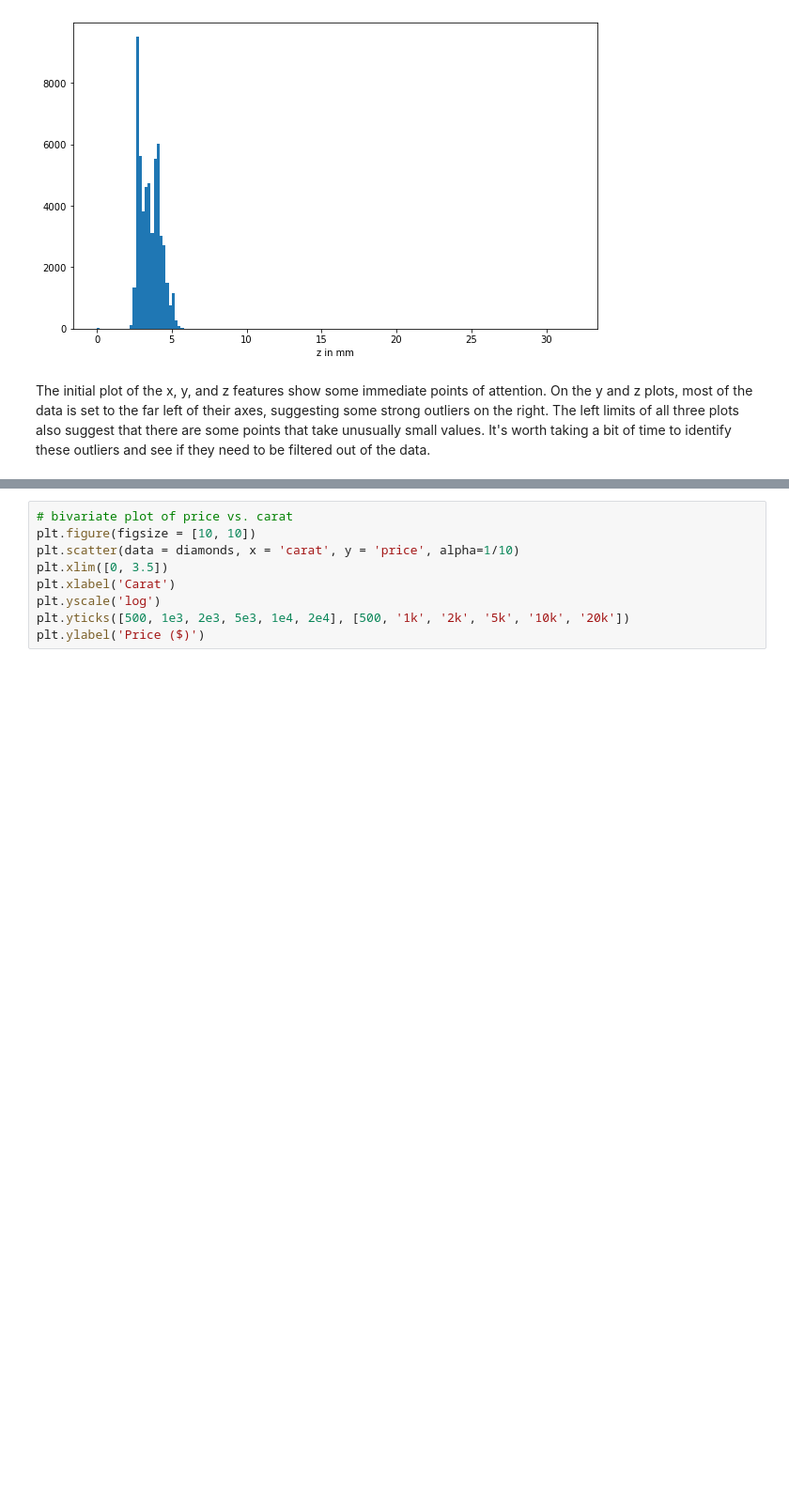
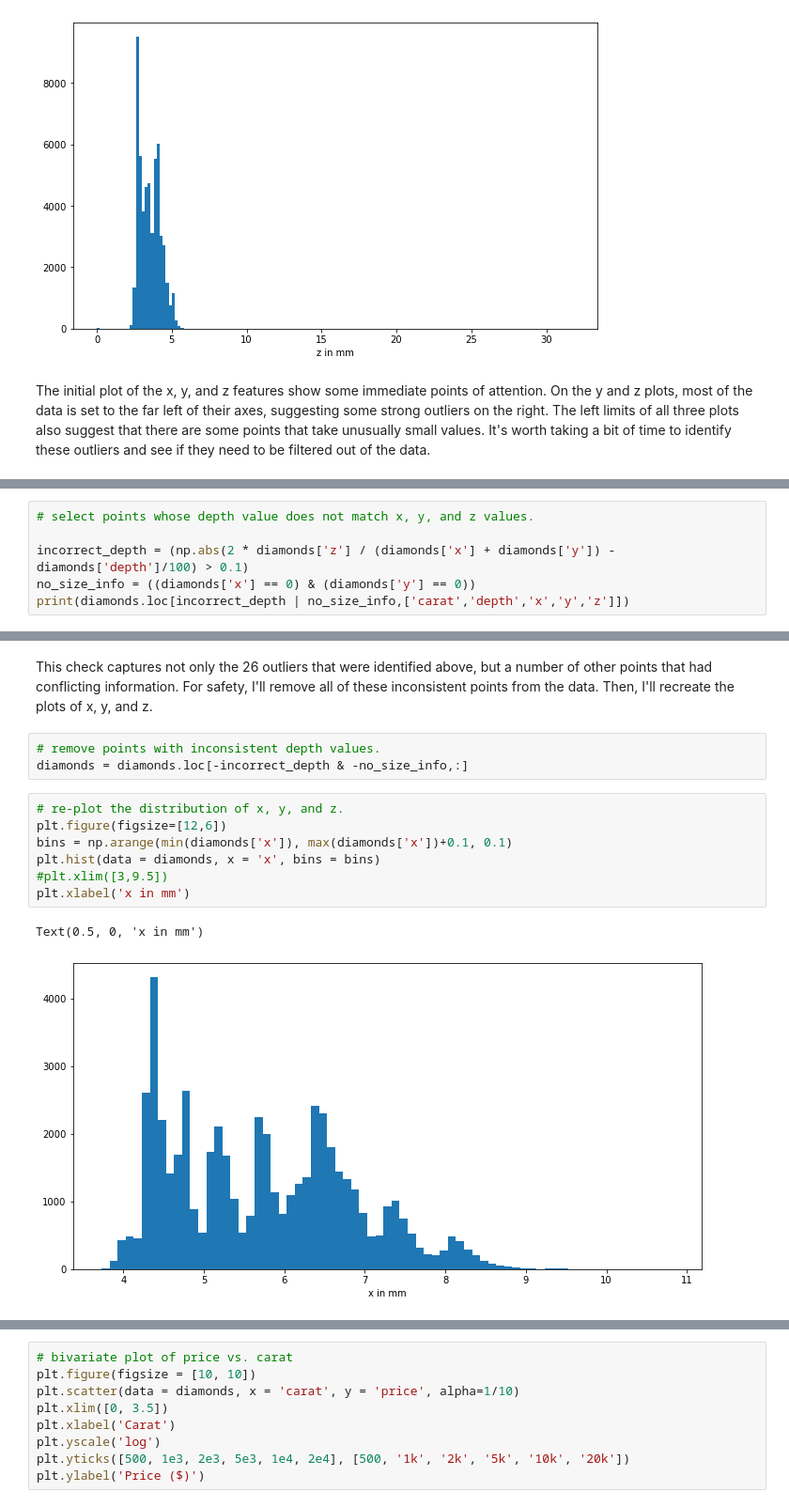
Before and after one commit to swathi-ms/Diamond, a Jupyter notebook: Exploring_diamonds.ipynb, the cells around one changed output, grey strips where cells are left out. Shown at 94% size. Drawn from its saved outputs; the diff is of its cells as text; blank space fills up the shorter version.

```diff
--- a/Exploring_diamonds.ipynb
+++ b/Exploring_diamonds.ipynb
@@ -330,0 +387,6 @@ The initial plot of the x, y, and z features show some immediate points of atten
+# %%
+# select points whose depth value does not match x, y, and z values.
+
+incorrect_depth = (np.abs(2 * diamonds['z'] / (diamonds['x'] + diamonds['y']) - diamonds['depth']/100) > 0.1)
+no_size_info = ((diamonds['x'] == 0) & (diamonds['y'] == 0))
+print(diamonds.loc[incorrect_depth | no_size_info,['carat','depth','x','y','z']])
@@ -330,0 +411,15 @@ The initial plot of the x, y, and z features show some immediate points of atten
+# %% [markdown]
+This check captures not only the 26 outliers that were identified above, but a number of other points that had conflicting information. For safety, I'll remove all of these inconsistent points from the data. Then, I'll recreate the plots of x, y, and z.
+# %%
+# remove points with inconsistent depth values.
+diamonds = diamonds.loc[-incorrect_depth & -no_size_info,:]
+# %%
+# re-plot the distribution of x, y, and z.
+plt.figure(figsize=[12,6])
+bins = np.arange(min(diamonds['x']), max(diamonds['x'])+0.1, 0.1)
+plt.hist(data = diamonds, x = 'x', bins = bins)
+#plt.xlim([3,9.5])
+plt.xlabel('x in mm')
+# %% [output]
+Text(0.5, 0, 'x in mm')
+[figure, added]
```
Also changed, not shown: parts of 54 cells of this notebook, 2 other files.
